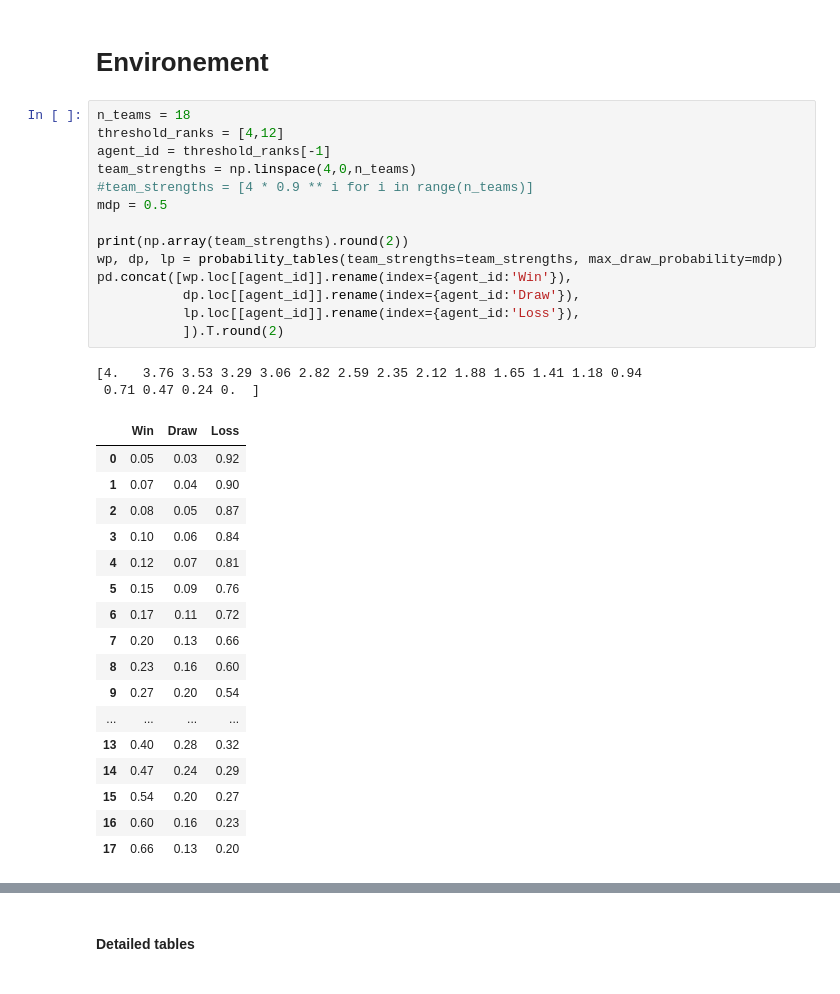
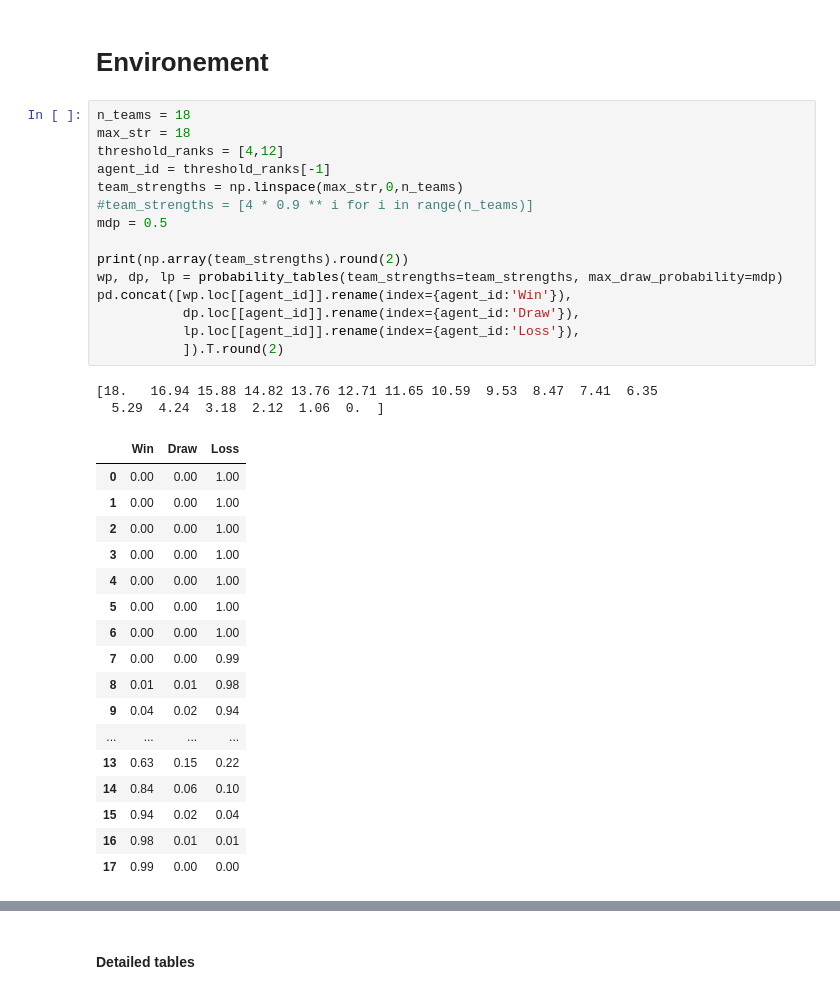
Before and after one commit to arnaud-odet/RL, a Jupyter notebook: notebooks/swiss_round.ipynb, the cells around one changed output, grey strips where cells are left out. Cells and saved outputs as stored; diff of their text form.

```diff
--- a/notebooks/swiss_round.ipynb
+++ b/notebooks/swiss_round.ipynb
@@ -48,38 +48,39 @@ def check_probability(team_strengths, max_draw_probability):
 # Environement
 # %%
 n_teams = 18
+max_str = 18
 threshold_ranks = [4,12]
 agent_id = threshold_ranks[-1]
-team_strengths = np.linspace(4,0,n_teams)
+team_strengths = np.linspace(max_str,0,n_teams)
 #team_strengths = [4 * 0.9 ** i for i in range(n_teams)]
 mdp = 0.5
 
 print(np.array(team_strengths).round(2))
 wp, dp, lp = probability_tables(team_strengths=team_strengths, max_draw_probability=mdp)
 pd.concat([wp.loc[[agent_id]].rename(index={agent_id:'Win'}),
            dp.loc[[agent_id]].rename(index={agent_id:'Draw'}),
            lp.loc[[agent_id]].rename(index={agent_id:'Loss'}),
            ]).T.round(2)
 # %% [output]
-[4.   3.76 3.53 3.29 3.06 2.82 2.59 2.35 2.12 1.88 1.65 1.41 1.18 0.94
- 0.71 0.47 0.24 0.  ]
+[18.   16.94 15.88 14.82 13.76 12.71 11.65 10.59  9.53  8.47  7.41  6.35
+  5.29  4.24  3.18  2.12  1.06  0.  ]
 |  | Win | Draw | Loss |
-| 0 | 0.05 | 0.03 | 0.92 |
-| 1 | 0.07 | 0.04 | 0.90 |
-| 2 | 0.08 | 0.05 | 0.87 |
-| 3 | 0.10 | 0.06 | 0.84 |
-| 4 | 0.12 | 0.07 | 0.81 |
-| 5 | 0.15 | 0.09 | 0.76 |
-| 6 | 0.17 | 0.11 | 0.72 |
-| 7 | 0.20 | 0.13 | 0.66 |
-| 8 | 0.23 | 0.16 | 0.60 |
-| 9 | 0.27 | 0.20 | 0.54 |
+| 0 | 0.00 | 0.00 | 1.00 |
+| 1 | 0.00 | 0.00 | 1.00 |
+| 2 | 0.00 | 0.00 | 1.00 |
+| 3 | 0.00 | 0.00 | 1.00 |
+| 4 | 0.00 | 0.00 | 1.00 |
+| 5 | 0.00 | 0.00 | 1.00 |
+| 6 | 0.00 | 0.00 | 1.00 |
+| 7 | 0.00 | 0.00 | 0.99 |
+| 8 | 0.01 | 0.01 | 0.98 |
+| 9 | 0.04 | 0.02 | 0.94 |
 | ... | ... | ... | ... |
-| 13 | 0.40 | 0.28 | 0.32 |
-| 14 | 0.47 | 0.24 | 0.29 |
-| 15 | 0.54 | 0.20 | 0.27 |
-| 16 | 0.60 | 0.16 | 0.23 |
-| 17 | 0.66 | 0.13 | 0.20 |
+| 13 | 0.63 | 0.15 | 0.22 |
+| 14 | 0.84 | 0.06 | 0.10 |
+| 15 | 0.94 | 0.02 | 0.04 |
+| 16 | 0.98 | 0.01 | 0.01 |
+| 17 | 0.99 | 0.00 | 0.00 |
 # %%
 n_rounds = 6
 bonus_points = [30,20]
```
Also changed, not shown: parts of 11 cells of this notebook, 1 other file.
